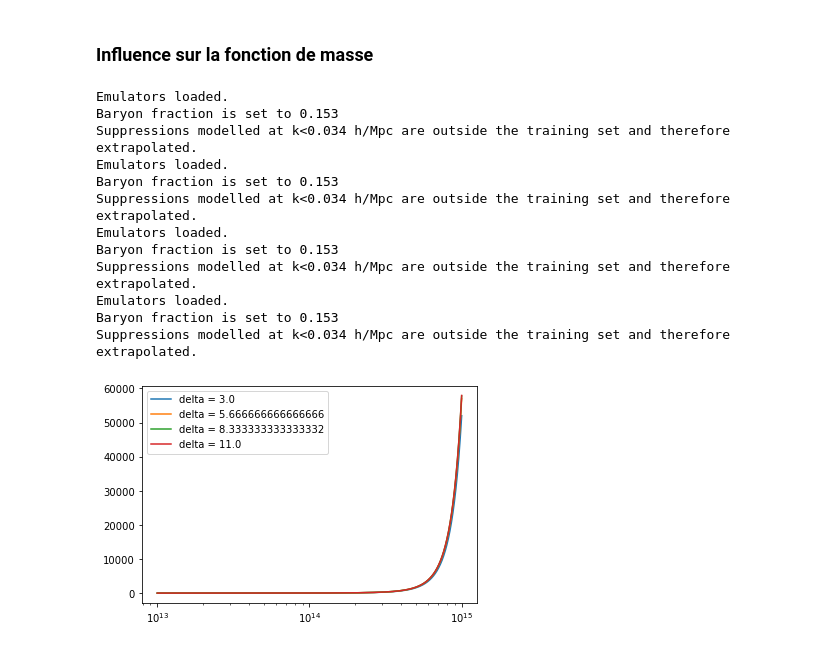
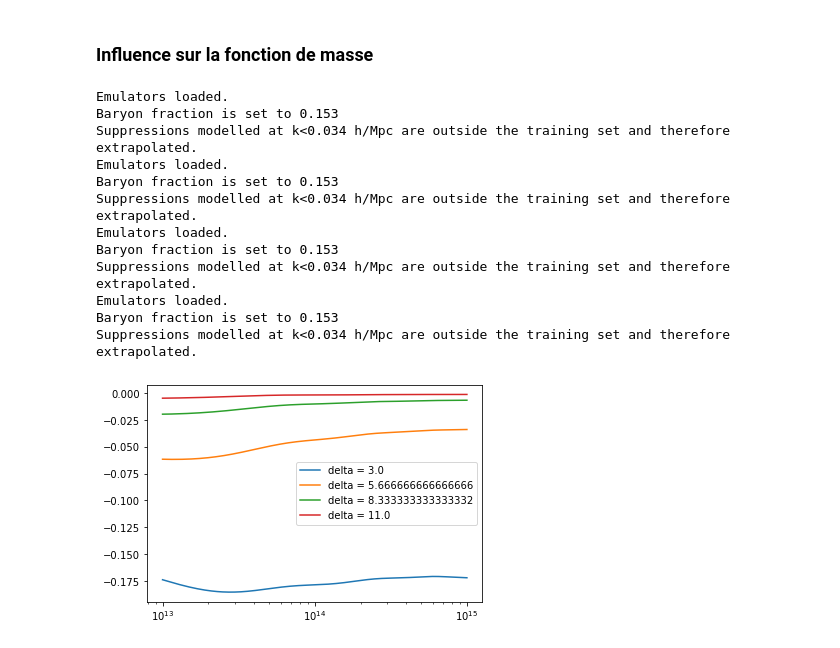
Before and after one commit to Thomas054/My_hmf, a Jupyter notebook: tests.ipynb, the cells around one changed output. Drawn from its saved outputs; the diff is of its cells as text; code cells hidden in the pictures.

Commit message:
Influence directe des paramètres de Giri sur la fonction de masse ;  simplification du dico baryons_effects

```diff
--- a/tests.ipynb
+++ b/tests.ipynb
@@ -128,7 +126,5 @@ plt.show()
 # %%
 Giri = {
-    "effect": "Giri",
-    "params": {
         "log10Mc": 13.32,
         "mu": 0.93,
         "thej": 4.235,
@@ -136,12 +132,9 @@ Giri = {
         "delta": 6.40,
         "eta": 0.15,
         "deta": 0.14,
-    },
 }
 
 Girimin = {
-    "effect": "Giri",
-    "params": {
         "log10Mc": 11,
         "mu": 0,
         "thej": 2,
@@ -149,11 +142,8 @@ Girimin = {
         "delta": 3,
         "eta": 0.05,
         "deta": 0.05,
-    },
 }
 Girimax = {
-    "effect": "Giri",
-    "params": {
         "log10Mc": 15,
         "mu": 2,
         "thej": 8,
@@ -161,11 +151,10 @@ Girimax = {
         "delta": 11,
         "eta": 0.4,
         "deta": 0.25,
-    },
 }
 
 mf = My_Tinker08()
-mfG = My_Tinker08(baryons_effect=Giri)
+mfG = My_Tinker08(baryons_effect="Giri", baryons_params = Giri)
 # %% [markdown]
 #### On vérifie qu'on retrouve bien la courbe de l'article de Giri
 # %%
@@ -489,31 +472,32 @@ Suppressions modelled at k<0.034 h/Mpc are outside the training set and therefor
 # %%
 def test_influence_param(param,z=0,n=4):
     """param: le nom de l'un des 7 paramètres de Giri
     Affiche n courbes pour des valeurs de param uniformément réparties sur son intervalle de définition """
-    pas = (Girimax['params'][param] - Girimin['params'][param])/(n-1)
+    pas = (Girimax[param] - Girimin[param])/(n-1)
     mf = My_Tinker08(z=z)
-    Giritemp = {'effect': 'Giri', 'params':{c:Giri['params'][c] for c in Giri['params']}}
+    Giritemp = {c:Giri[c] for c in Giri}
     for i in range(n):
-        Giritemp['params'][param] =  Girimin['params'][param] + pas*i
-        mfG = My_Tinker08(baryons_effect=Giritemp)
-        plt.plot(mf.m,mfG.dndm/mf.dndm - 1, label=f"{param} = {Giritemp['params'][param]}")
+        Giritemp[param] =  Girimin[param] + pas*i
+        mfG = My_Tinker08(baryons_effect = "Giri", baryons_params=Giritemp,z=z)
+        #plt.plot(mfG.m,mfG.dndm, label=f"{param} = {Giritemp[param]}")
+        plt.plot(mf.m,mfG.dndm/mf.dndm - 1, label=f"{param} = {Giritemp[param]}")
     plt.xscale('log')
     plt.legend()
     plt.show()
 
 
 test_influence_param('delta',z=1.4)
 # %% [output]
 Emulators loaded.
 Baryon fraction is set to 0.153
 Suppressions modelled at k<0.034 h/Mpc are outside the training set and therefore extrapolated.
 Emulators loaded.
 Baryon fraction is set to 0.153
 Suppressions modelled at k<0.034 h/Mpc are outside the training set and therefore extrapolated.
 Emulators loaded.
 Baryon fraction is set to 0.153
 Suppressions modelled at k<0.034 h/Mpc are outside the training set and therefore extrapolated.
 Emulators loaded.
 Baryon fraction is set to 0.153
 Suppressions modelled at k<0.034 h/Mpc are outside the training set and therefore extrapolated.
-[figure, old version]
+[figure, new version]
```
Also changed, not shown: parts of 7 cells of this notebook, 1 other file.
